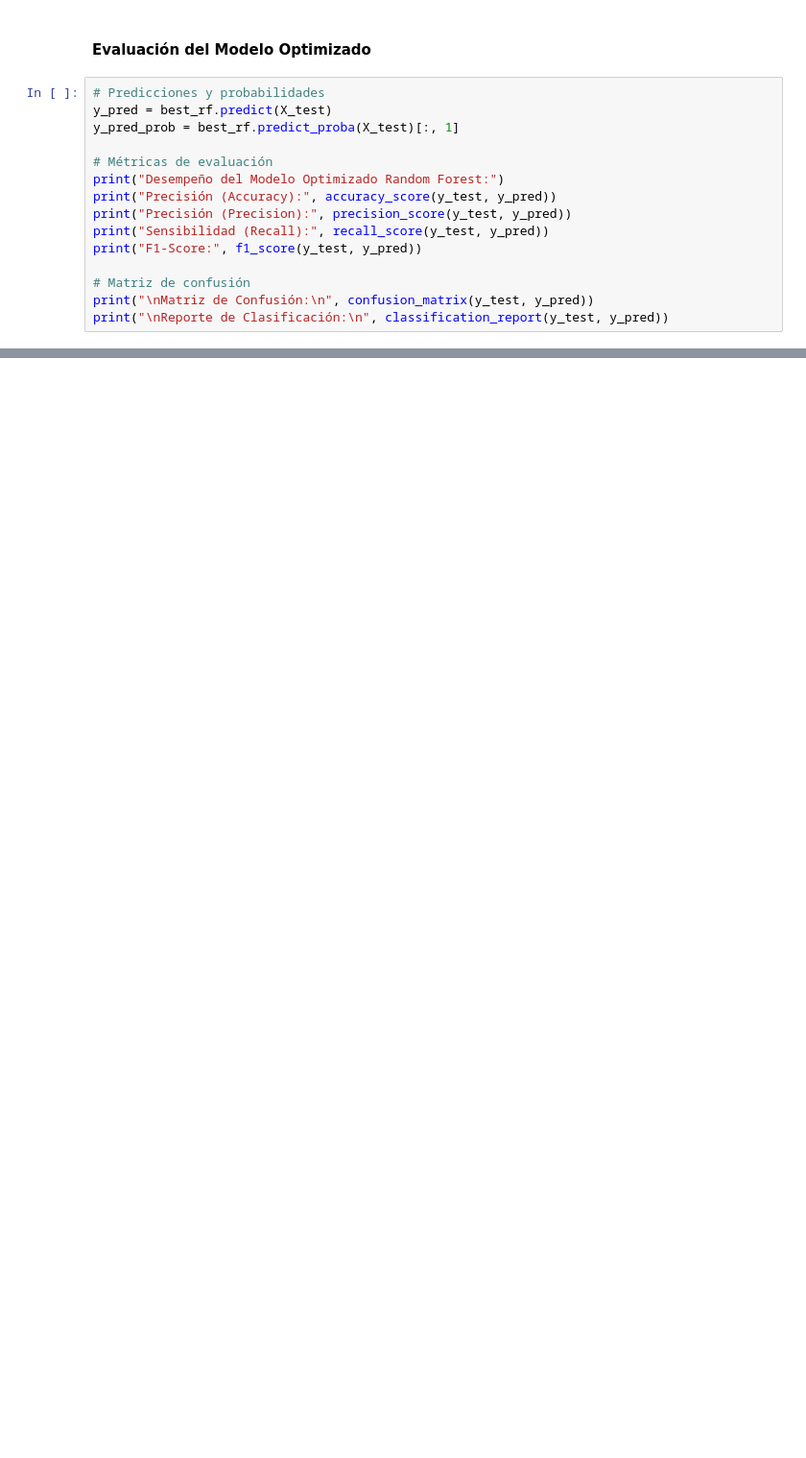
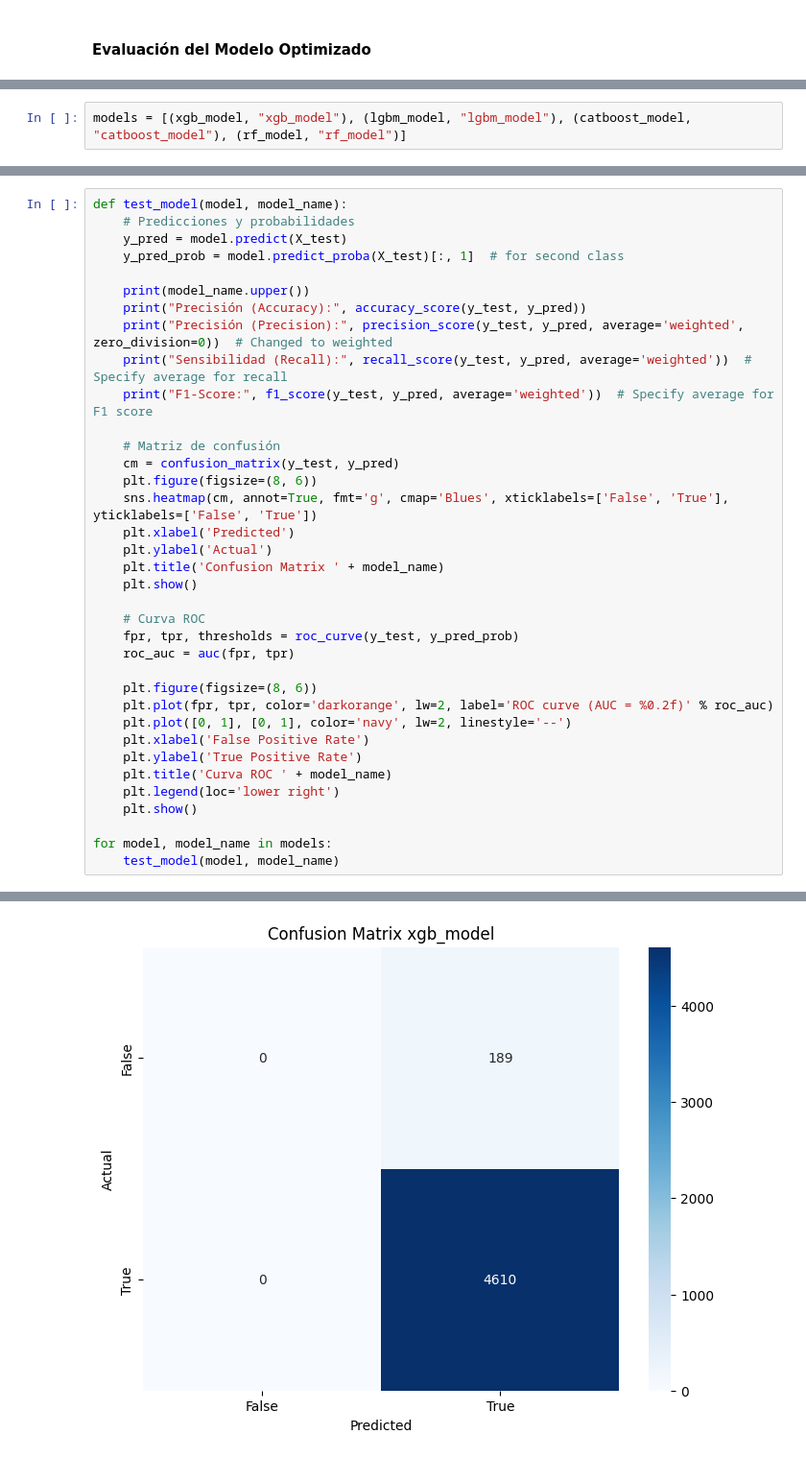
Before and after one commit to ouhat/data_proc, a Jupyter notebook: analysis.ipynb, the cells around one changed output, grey strips where cells are left out. Shown at 96% size. Drawn from its saved outputs; the diff is of its cells as text; blank space fills up the shorter version.

```diff
--- a/analysis.ipynb
+++ b/analysis.ipynb
@@ -400,17 +478,2 @@ Fitting 5 folds for each of 162 candidates, totalling 810 fits
 # %% [markdown]
 #### Evaluación del Modelo Optimizado
-# %%
-# Predicciones y probabilidades
-y_pred = best_rf.predict(X_test)
-y_pred_prob = best_rf.predict_proba(X_test)[:, 1]
-
-# Métricas de evaluación
-print("Desempeño del Modelo Optimizado Random Forest:")
-print("Precisión (Accuracy):", accuracy_score(y_test, y_pred))
-print("Precisión (Precision):", precision_score(y_test, y_pred))
-print("Sensibilidad (Recall):", recall_score(y_test, y_pred))
-print("F1-Score:", f1_score(y_test, y_pred))
-
-# Matriz de confusión
-print("\nMatriz de Confusión:\n", confusion_matrix(y_test, y_pred))
-print("\nReporte de Clasificación:\n", classification_report(y_test, y_pred))
@@ -470,0 +480,2 @@ plt.show()
+# %%
+models = [(xgb_model, "xgb_model"), (lgbm_model, "lgbm_model"), (catboost_model, "catboost_model"), (rf_model, "rf_model")]
@@ -470,0 +492,37 @@ plt.show()
+# %%
+def test_model(model, model_name):
+    # Predicciones y probabilidades
+    y_pred = model.predict(X_test)
+    y_pred_prob = model.predict_proba(X_test)[:, 1]  # for second class
+
+    print(model_name.upper())
+    print("Precisión (Accuracy):", accuracy_score(y_test, y_pred))
+    print("Precisión (Precision):", precision_score(y_test, y_pred, average='weighted', zero_division=0))  # Changed to weighted
+    print("Sensibilidad (Recall):", recall_score(y_test, y_pred, average='weighted'))  # Specify average for recall
+    print("F1-Score:", f1_score(y_test, y_pred, average='weighted'))  # Specify average for F1 score
+
+    # Matriz de confusión
+    cm = confusion_matrix(y_test, y_pred)
+    plt.figure(figsize=(8, 6))
+    sns.heatmap(cm, annot=True, fmt='g', cmap='Blues', xticklabels=['False', 'True'], yticklabels=['False', 'True'])
+    plt.xlabel('Predicted')
+    plt.ylabel('Actual')
+    plt.title('Confusion Matrix ' + model_name)
+    plt.show()
+
+    # Curva ROC
+    fpr, tpr, thresholds = roc_curve(y_test, y_pred_prob)
+    roc_auc = auc(fpr, tpr)
+
+    plt.figure(figsize=(8, 6))
+    plt.plot(fpr, tpr, color='darkorange', lw=2, label='ROC curve (AUC = %0.2f)' % roc_auc)
+    plt.plot([0, 1], [0, 1], color='navy', lw=2, linestyle='--')
+    plt.xlabel('False Positive Rate')
+    plt.ylabel('True Positive Rate')
+    plt.title('Curva ROC ' + model_name)
+    plt.legend(loc='lower right')
+    plt.show()
+
+for model, model_name in models:
+    test_model(model, model_name)
+# %% [output]
@@ -470,0 +534 @@ plt.show()
+[figure, added]
```
Also changed, not shown: parts of 54 cells of this notebook.
